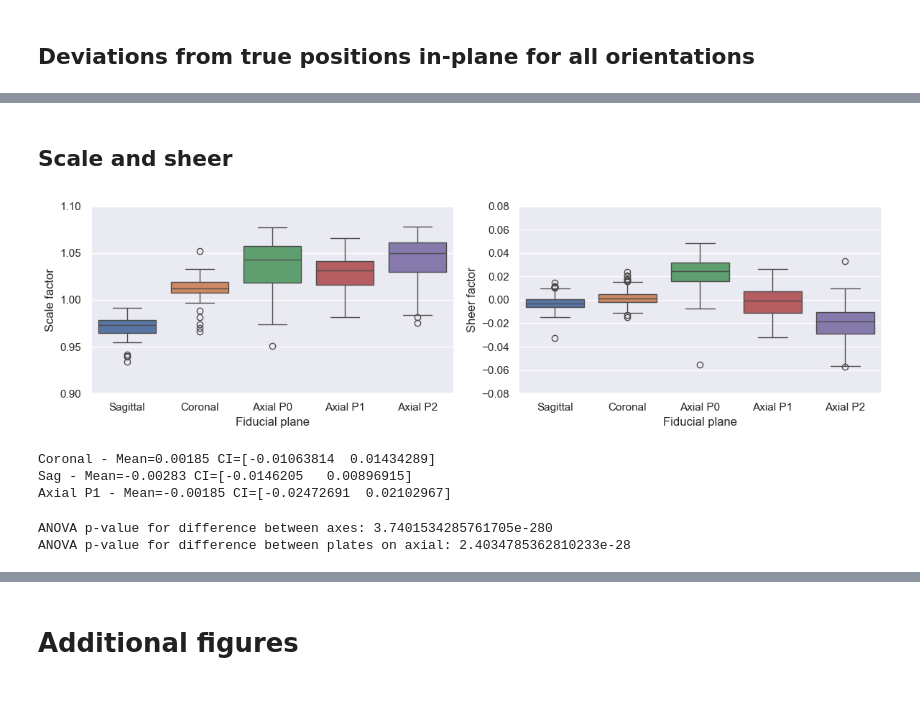
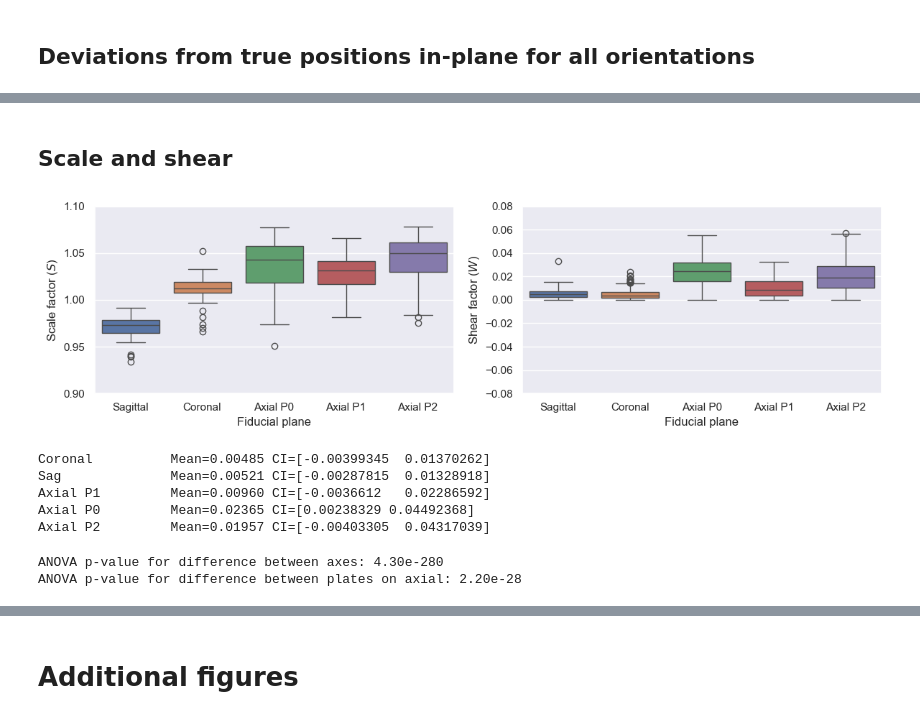
Before and after one commit to UNITY-Physics/unity_qa_paper, a Jupyter notebook: notebooks/distortions_2D.ipynb, the cells around one changed output, grey strips where cells are left out. Drawn from its saved outputs; the diff is of its cells as text; code cells hidden in the pictures.

```diff
--- a/notebooks/distortions_2D.ipynb
+++ b/notebooks/distortions_2D.ipynb
@@ -45,10 +36,8 @@ df['MagDiff'] = np.sqrt(df['x_diff']**2 + df['y_diff']**2 + df['z_diff']**2)
 df['LabelValue'] = df['LabelValue'].astype(int)
 # %%
 df_scale = pd.read_csv('../data/distortions_scale_df.csv')
-df_scale.S *= -1
-df_scale.rxy *= -1
-
-df_scale = df_scale[df_scale.S > 0]
+df_scale['S'] = df_scale['S'].abs()
+df_scale['rxy'] = df_scale['rxy'].abs()
 
 df_scale = add_temperature_w0_sw(df_scale, '../data')
 df = add_temperature_w0_sw(df, '../data')
@@ -158,65 +139,74 @@ covariance of constraints does not have full rank. The number of constraints is
 # %% [markdown]
-## Scale and sheer
+## Scale and shear
 # %%
 df_scale['new_axis'] = df_scale['Axis'].astype(str) + df_scale['Plate'].astype(str)
 df_scale['nice_axis'] = ''
 df_scale.loc[df_scale['new_axis']=='axi0', 'nice_axis'] = 'Axial P0'
 df_scale.loc[df_scale['new_axis']=='axi1', 'nice_axis'] = 'Axial P1'
 df_scale.loc[df_scale['new_axis']=='axi2', 'nice_axis'] = 'Axial P2'
 df_scale.loc[df_scale['new_axis']=='sag0', 'nice_axis'] = 'Sagittal'
 df_scale.loc[df_scale['new_axis']=='cor0', 'nice_axis'] = 'Coronal'
 
 sw_order = ['rc8.6.0', '8.6.0', '8.6.1', 'rc8.7.0_Beta1', '8.7.0', 'rc8.8.0_Beta1']
 
 gs = gridspec.GridSpec(1,2, width_ratios=[1,1])
 fig = plt.figure(figsize=(12,3.5))
 
 ax = fig.add_subplot(gs[0,0])
 sns.boxplot(df_scale, y='S', x='nice_axis', hue='new_axis', ax=ax, legend=None)
 ax.set_ylim([0.9, 1.1])
-ax.set_ylabel('Scale factor')
+ax.set_ylabel('Scale factor ($S$)')
 ax.set_xlabel('Fiducial plane')
 
 ax = fig.add_subplot(gs[0,1])
 sns.boxplot(df_scale, y='rxy', x='nice_axis', hue='new_axis', ax=ax, legend=None)
 ax.set_ylim([-.08, .08])
-ax.set_ylabel('Sheer factor')
+ax.set_ylabel('Shear factor ($W$)')
 ax.set_xlabel('Fiducial plane')
 
 plt.tight_layout()
+plt.savefig('../results/figure9_scale_shear.png', dpi=300)
 plt.show()
 # %% [output]
-[figure, old version]
+[figure, new version]
 # %%
-# Look at sheering and if different from 0
-# Coronal
+# Look at shearing and if it is different from 0
+
 data = df_scale[df_scale.Axis=='cor'].rxy
-print(f"Coronal - Mean={data.mean():.5f} CI={np.array([-1,1])*1.96*data.std() + data.mean()}")
+print(f"Coronal \t Mean={data.mean():.5f} CI={np.array([-1,1])*1.96*data.std() + data.mean()}")
 
 data = df_scale[df_scale.Axis=='sag'].rxy
-print(f"Sag - Mean={data.mean():.5f} CI={np.array([-1,1])*1.96*data.std() + data.mean()}")
+print(f"Sag \t\t Mean={data.mean():.5f} CI={np.array([-1,1])*1.96*data.std() + data.mean()}")
 
 data = df_scale[(df_scale.Axis=='axi') & (df_scale.Plate==1)].rxy
-print(f"Axial P1 - Mean={data.mean():.5f} CI={np.array([-1,1])*1.96*data.std() + data.mean()}")
+print(f"Axial P1 \t Mean={data.mean():.5f} CI={np.array([-1,1])*1.96*data.std() + data.mean()}")
+
+data = df_scale[(df_scale.Axis=='axi') & (df_scale.Plate==0)].rxy
+print(f"Axial P0 \t Mean={data.mean():.5f} CI={np.array([-1,1])*1.96*data.std() + data.mean()}")
+
+data = df_scale[(df_scale.Axis=='axi') & (df_scale.Plate==2)].rxy
+print(f"Axial P2 \t Mean={data.mean():.5f} CI={np.array([-1,1])*1.96*data.std() + data.mean()}")
 # %% [output]
-Coronal - Mean=0.00185 CI=[-0.01063814  0.01434289]
-Sag - Mean=-0.00283 CI=[-0.0146205   0.00896915]
-Axial P1 - Mean=-0.00185 CI=[-0.02472691  0.02102967]
+Coronal          Mean=0.00485 CI=[-0.00399345  0.01370262]
+Sag              Mean=0.00521 CI=[-0.00287815  0.01328918]
+Axial P1         Mean=0.00960 CI=[-0.0036612   0.02286592]
+Axial P0         Mean=0.02365 CI=[0.00238329 0.04492368]
+Axial P2         Mean=0.01957 CI=[-0.00403305  0.04317039]
 # %%
 # Check anova
 anova_data = df_scale['S']
 groups = df_scale['Axis']
 res = anova_oneway(anova_data, groups)
-print(f"ANOVA p-value for difference between axes: {res.pvalue}")
+print(f"ANOVA p-value for difference between axes: {res.pvalue:.2e}")
 
 new_df = df_scale[df_scale.Axis=='axi']
 anova_data = new_df['S']
 groups = new_df['Plate']
 res = anova_oneway(anova_data, groups)
-print(f"ANOVA p-value for difference between plates on axial: {res.pvalue}")
+print(f"ANOVA p-value for difference between plates on axial: {res.pvalue:.2e}")
 # %% [output]
-ANOVA p-value for difference between axes: 3.7401534285761705e-280
-ANOVA p-value for difference between plates on axial: 2.4034785362810233e-28
+ANOVA p-value for difference between axes: 4.30e-280
+ANOVA p-value for difference between plates on axial: 2.20e-28
 # %%
 for k in ['S', 'rxy']:
     print(f"----------- {k} axi -----------")
```
Also changed, not shown: parts of 24 cells of this notebook, 10 other files.
